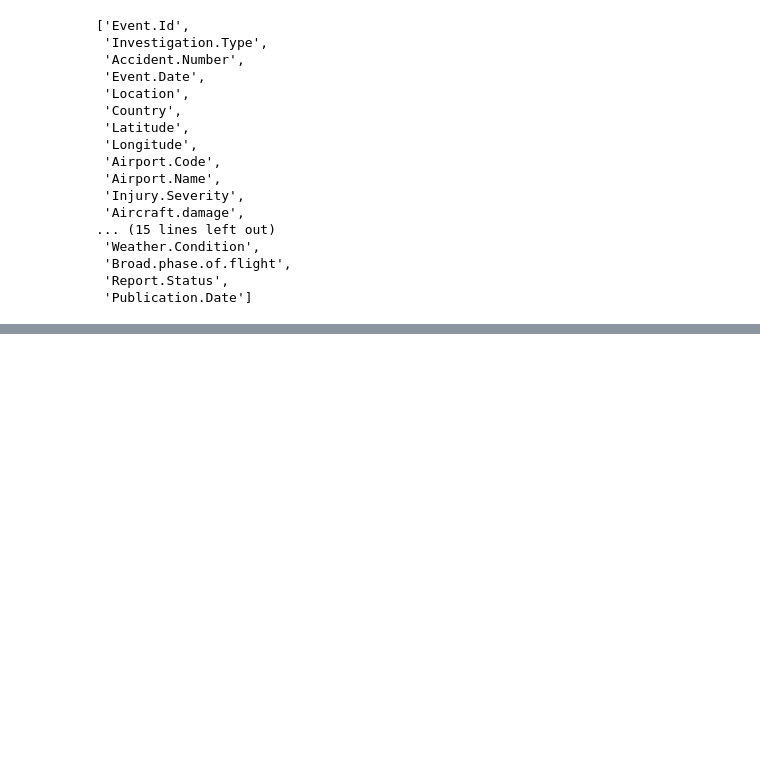
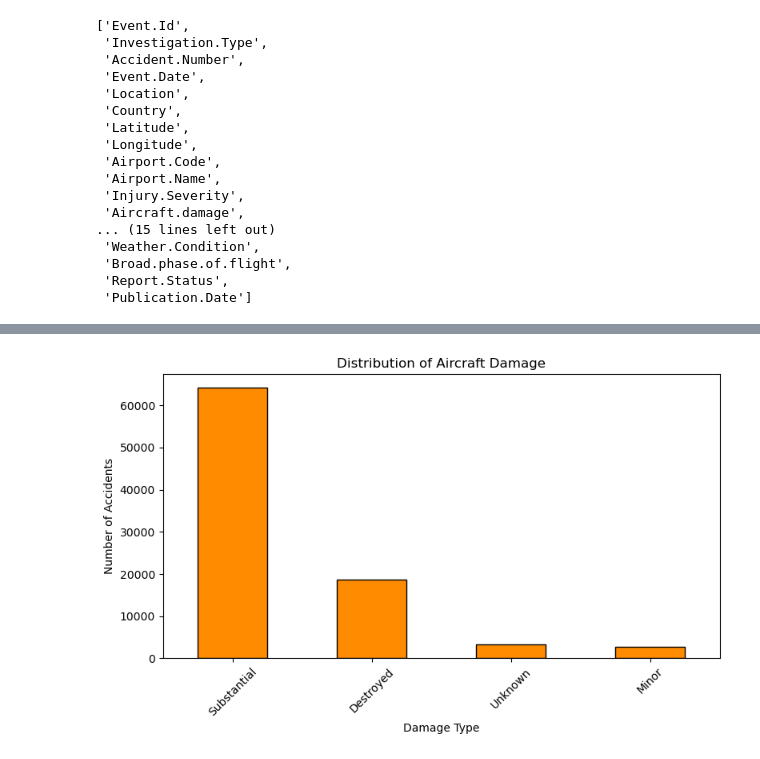
Before and after one commit to leejay-glitch/Aircraft-risk-analysis, a Jupyter notebook: notebook/Aircrat_analysis.ipynb, the cells around one changed output, grey strips where cells are left out. Saved outputs shown, nothing was run; the diff lists cells and outputs as text; code cells hidden in the pictures; blank space fills up the shorter version.

```diff
--- a/notebook/Aircrat_analysis.ipynb
+++ b/notebook/Aircrat_analysis.ipynb
@@ -203,34 +214,37 @@ df_clean.drop(columns=['Latitude', 'Longitude', 'Aircraft.Category', 'Broad.phas
 
 # Replacing missing data based on the decisions:
 
-# 1. Location and Country - Replace missing values with 'Unknown'
+# Location and Country - Replace missing values with 'Unknown'
 df_clean['Location'].fillna('Unknown', inplace=True)
 df_clean['Country'].fillna('Unknown', inplace=True)
 
-# 2. Injury Severity - Replace missing values with the mode (most frequent value)
+# Injury Severity - Replace missing values with the mode (most frequent value)
 df_clean['Injury.Severity'].fillna(df_clean['Injury.Severity'].mode()[0], inplace=True)
 
-# 3. Make and Model - Replace missing values with 'Unknown'
+# Make and Model - Replace missing values with 'Unknown'
 df_clean['Make'].fillna('Unknown', inplace=True)
 df_clean['Model'].fillna('Unknown', inplace=True)
 
-# 4. Number of Engines and Engine Type - Replace missing values with 'Unknown'
+# Number of Engines and Engine Type - Replace missing values with 'Unknown'
 df_clean['Number.of.Engines'].fillna('Unknown', inplace=True)
 df_clean['Engine.Type'].fillna('Unknown', inplace=True)
 
-# 5. Purpose of flight - Replace missing values with 'Unknown'
+# Purpose of flight - Replace missing values with 'Unknown'
 df_clean['Purpose.of.flight'].fillna('Unknown', inplace=True)
 
-# 6. Total injuries and Total Uninjured - Impute missing values with zero (assuming no injuries reported if not available)
+# Total injuries and Total Uninjured - Impute missing values with zero (assuming no injuries reported if not available)
 df_clean['Total.Fatal.Injuries'].fillna(0, inplace=True)
 df_clean['Total.Serious.Injuries'].fillna(0, inplace=True)
 df_clean['Total.Minor.Injuries'].fillna(0, inplace=True)
 df_clean['Total.Uninjured'].fillna(0, inplace=True)
-# 7. Weaer Condition - Replace missing values with 'Unknown'
+#Weaer Condition - Replace missing values with 'Unknown'
 df_clean['Weather.Condition'].fillna('Unknown', inplace=True)
 
-#8. Aircraft damage - replacing with unknown
+#Aircraft damage - replacing with unknown
 df_clean['Aircraft.damage'].fillna('Unknown', inplace=True)
+
+# Create a new column 'Aircraft.Name' by combining 'Make' and 'Model'
+df_clean['Aircraft.Name'] = df_clean['Make'] + ' ' + df_clean['Model']
 # %% [output]
 A value is trying to be set on a copy of a slice from a DataFrame
 
@@ -276,0 +407,13 @@ dtype: int64
+# %%
+# Bar Chart for Aircraft Damage
+
+plt.figure(figsize=(8, 5))
+df_clean['Aircraft.damage'].value_counts().plot(kind='bar', color='darkorange', edgecolor='black')
+plt.title('Distribution of Aircraft Damage')
+plt.xlabel('Damage Type')
+plt.ylabel('Number of Accidents')
+plt.xticks(rotation=45)
+plt.tight_layout()
+plt.show()
+# %% [output]
+[figure, added]
```
Also changed, not shown: parts of 22 cells of this notebook.
